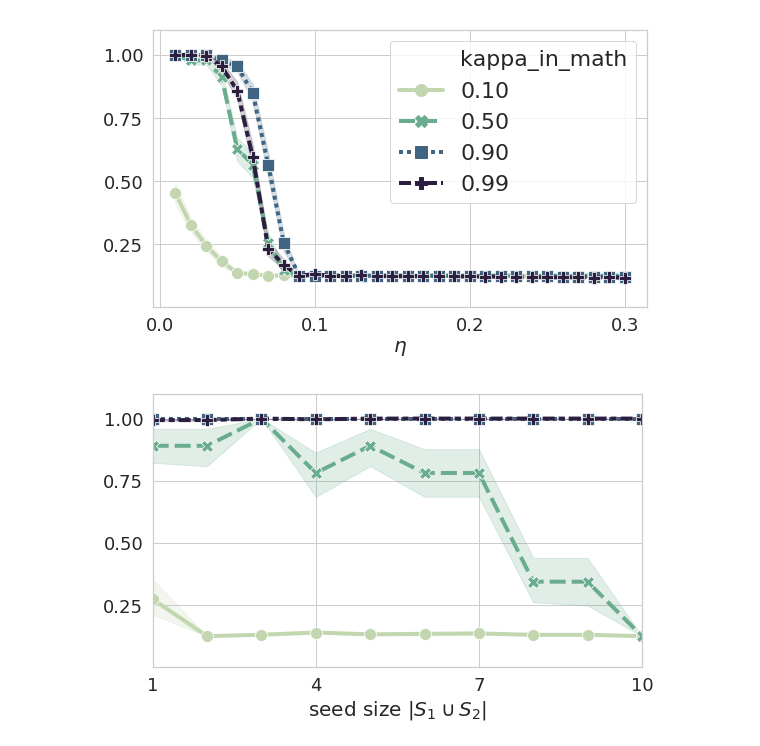
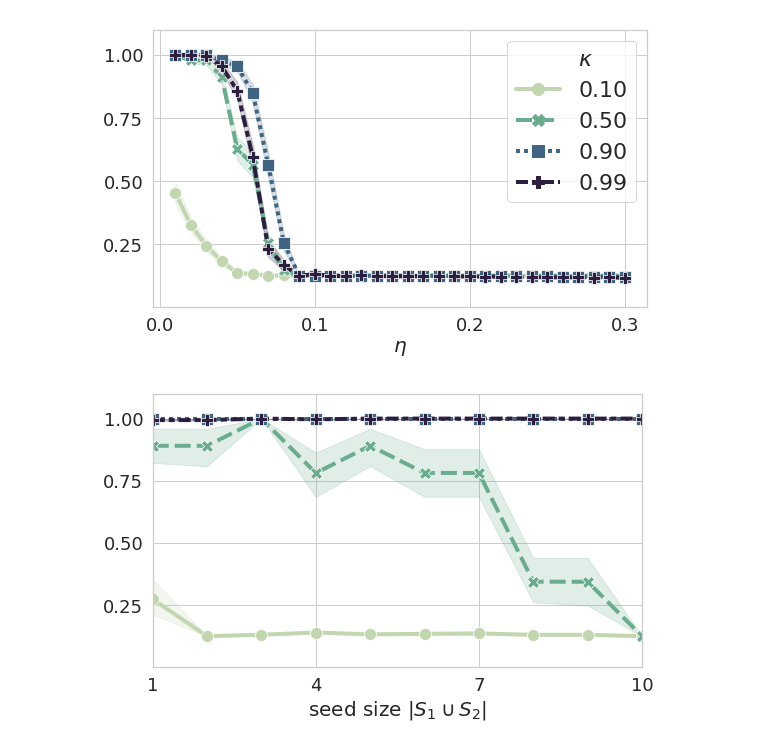
Before and after one commit to xiaohan2012/signed-local-community, a Jupyter notebook: experiment_on_synthetic_graphs.ipynb, the cells around one changed output. Cells and saved outputs as stored; diff of their text form; code cells hidden in the pictures.

Commit message:
udpate plots

```diff
--- a/experiment_on_synthetic_graphs.ipynb
+++ b/experiment_on_synthetic_graphs.ipynb
@@ -42,34 +42,35 @@ perf_df = perf_df[(
     np.isclose(perf_df['kappa'], 0.1))
     | (np.isclose(perf_df['kappa'], 0.5))
     | (np.isclose(perf_df['kappa'], 0.9))
     | (np.isclose(perf_df['kappa'], 0.99))
 ]
 perf_df['kappa_in_math'] = perf_df['kappa'].apply(lambda v: "${:.2f}$".format(v))
 
 
 fig, ax = plt.subplots(1, 1)
 
 lp = sns.lineplot(
     x='eta', y='MAP', hue='kappa_in_math', data=perf_df, ax=ax,
     err_style='band',
     **styles
 )
 
 lp.set(
     ylim=(0, 1.1),
     xticks=[0.0, 0.1, 0.2, 0.3],
     yticks=[0.25, 0.5, 0.75, 1.0],
     xlabel=r'$\eta$',
     ylabel='',
 
 )
 l = lp.legend()
+lp.axes.get_legend().texts[0].set_text(r'$\kappa$')
 
 fig.tight_layout()
 
 fig.savefig('figs/synthetic_experiment/effect_of_eta_ap.pdf')
 # %% [output]
-[figure, old version]
+[figure, new version]
 # %%
 perf_df = pd.read_csv('outputs/effect_of_seed_size.csv')
 perf_df = perf_df[(
```
Also changed, not shown: parts of 4 cells of this notebook.
